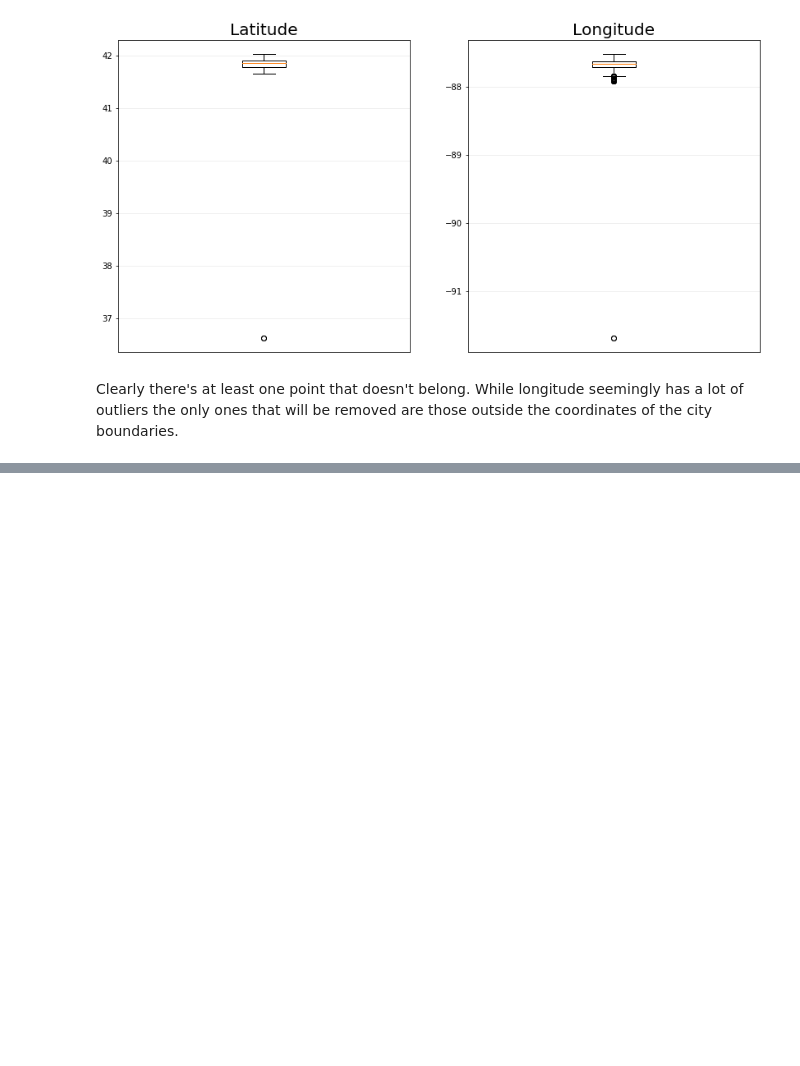
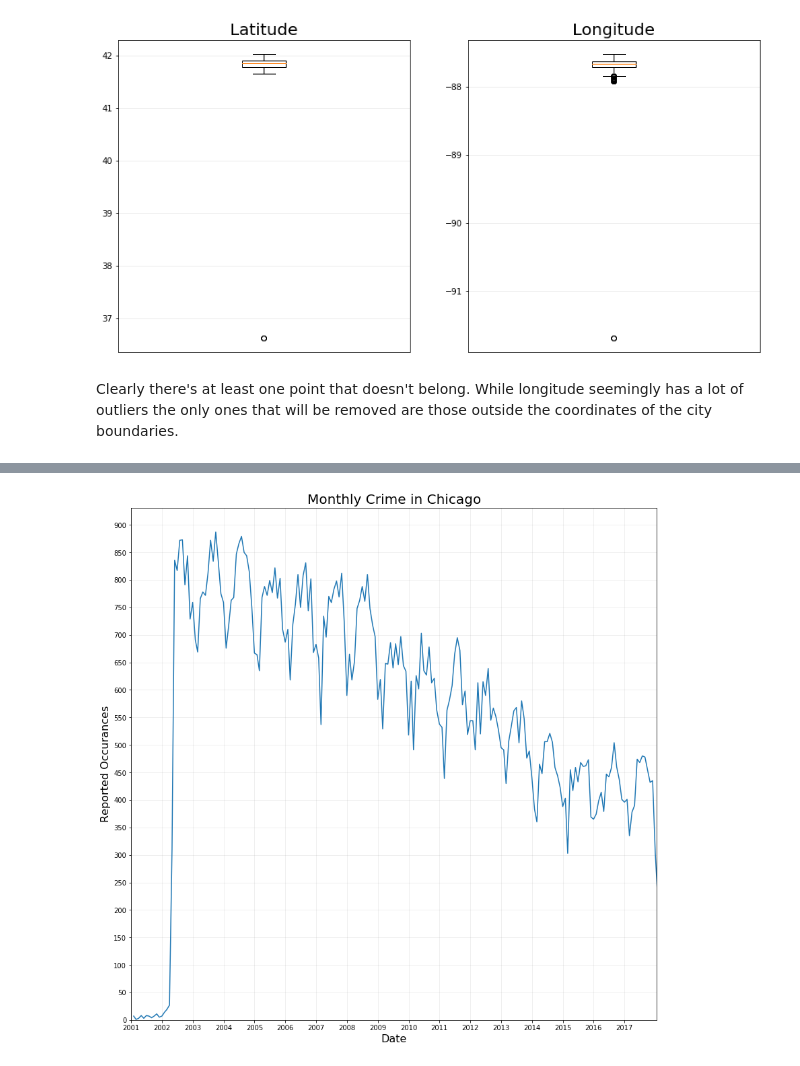
Before and after one commit to maria-knigge/CSCI4502, a Jupyter notebook: CrimeNotebook.ipynb, the cells around one changed output, grey strips where cells are left out. Saved outputs shown, nothing was run; the diff lists cells and outputs as text; code cells hidden in the pictures; blank space fills up the shorter version.

```diff
--- a/CrimeNotebook.ipynb
+++ b/CrimeNotebook.ipynb
@@ -120,0 +128,18 @@ ax.set_axisbelow(True)
+# %%
+fig, ax = plt.subplots(nrows=1, ncols=1, figsize=(14,14))
+ax.plot(dfCrime.groupby(pd.Grouper(key="Date",freq='M'))["Date"].count())
+
+ax.set_xlabel("Date", fontsize=16)
+ax.set_xlim(["2001",dfCrime["Date"].max()])
+ax.set_xticks([str(year) for year in range(2001,2018)])
+
+ax.set_ylabel("Reported Occurances", fontsize=16)
+ymin, ymax = ax.get_ylim()
+ax.set_ylim([0, ymax])
+ax.set_yticks(range(0, int(ymax),50))
+
+ax.grid(alpha=0.25)
+ax.set_title("Monthly Crime in Chicago", fontsize=20)
+ax.set_axisbelow(True)
+# %% [output]
+[figure, added]
```
Also changed, not shown: parts of 10 cells of this notebook.
